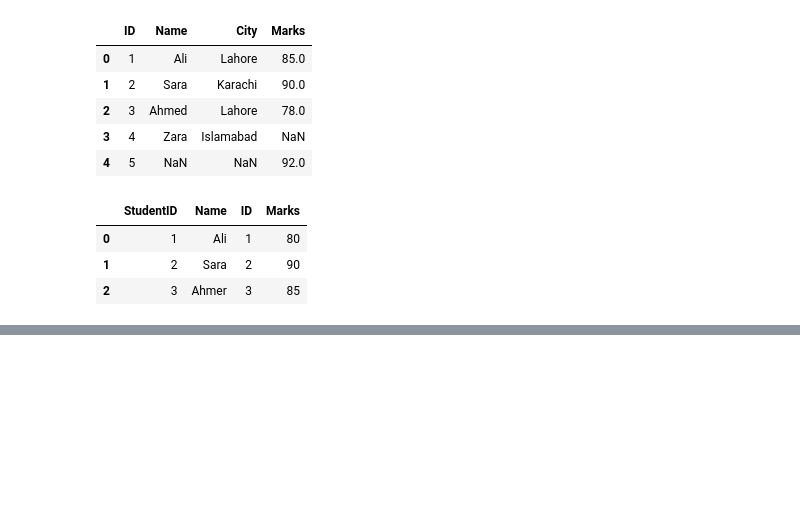
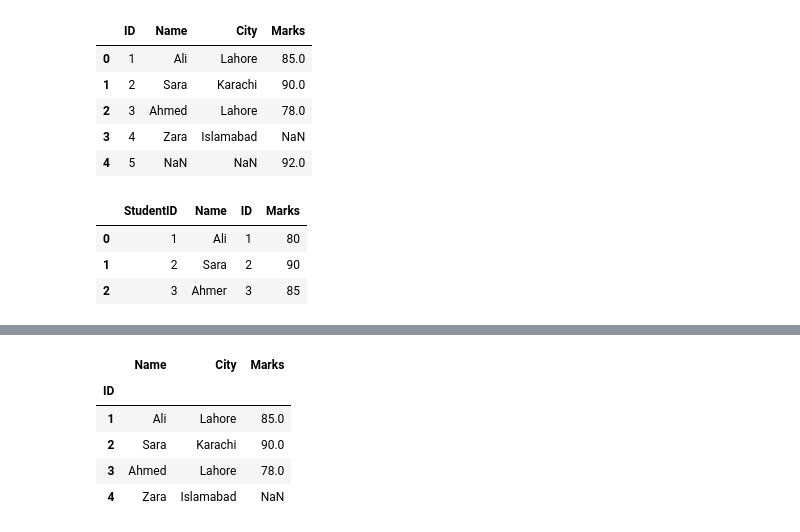
Before and after one commit to umer1730/Programming-for-AI, a Jupyter notebook: sort_rank.ipynb, the cells around one changed output, grey strips where cells are left out. Cells and saved outputs as stored; diff of their text form; code cells hidden in the pictures; blank space fills up the shorter version.

Commit message:
index based join

```diff
--- a/sort_rank.ipynb
+++ b/sort_rank.ipynb
@@ -595,0 +600,13 @@ print(pd.merge(df1, df2, on=["ID","City"]))
+# %%
+students_i = students.set_index("ID")
+marks_i = marks.set_index("ID")
+
+joined = students_i.join(marks_i)
+joined
+# %% [output]
+|  | Name | City | Marks |
+| ID |  |  |  |
+| 1 | Ali | Lahore | 85.0 |
+| 2 | Sara | Karachi | 90.0 |
+| 3 | Ahmed | Lahore | 78.0 |
+| 4 | Zara | Islamabad | NaN |
```
Also changed, not shown: parts of 1 cell of this notebook.
